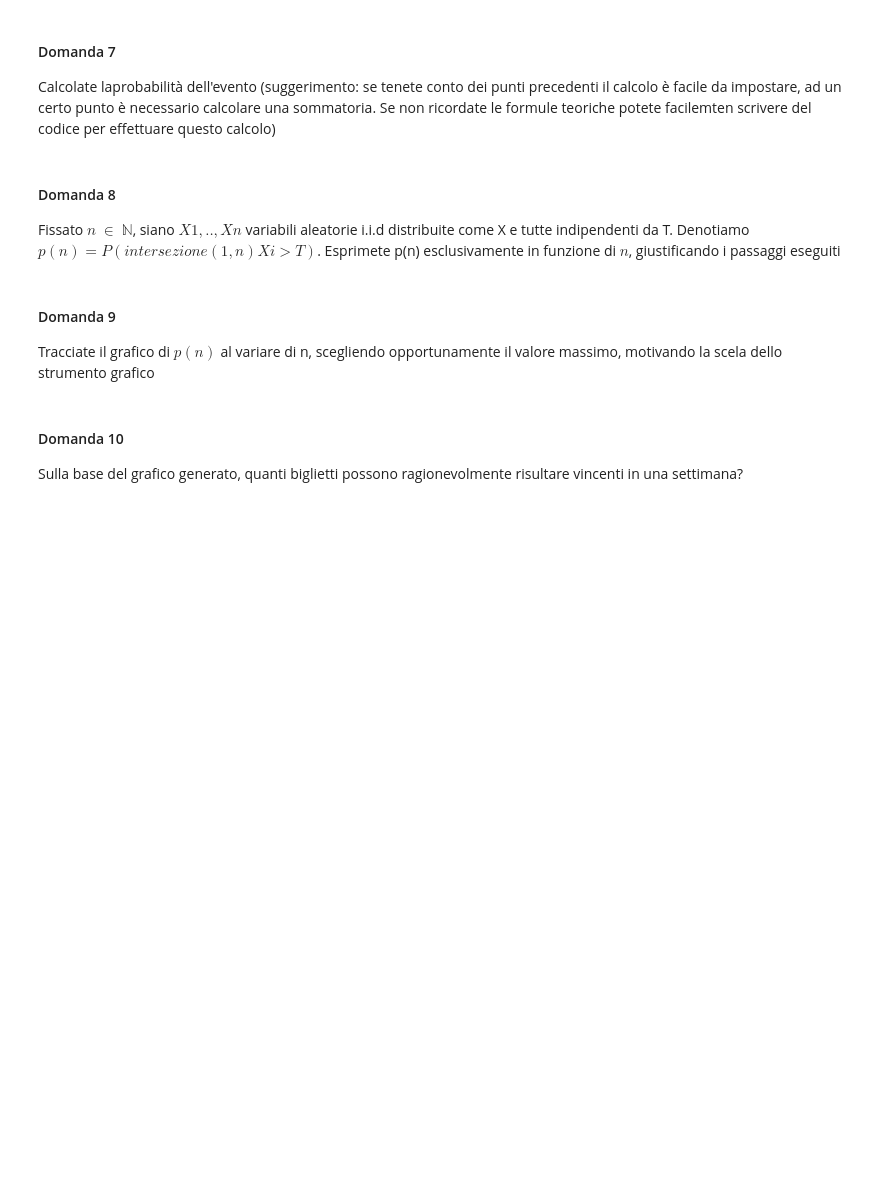
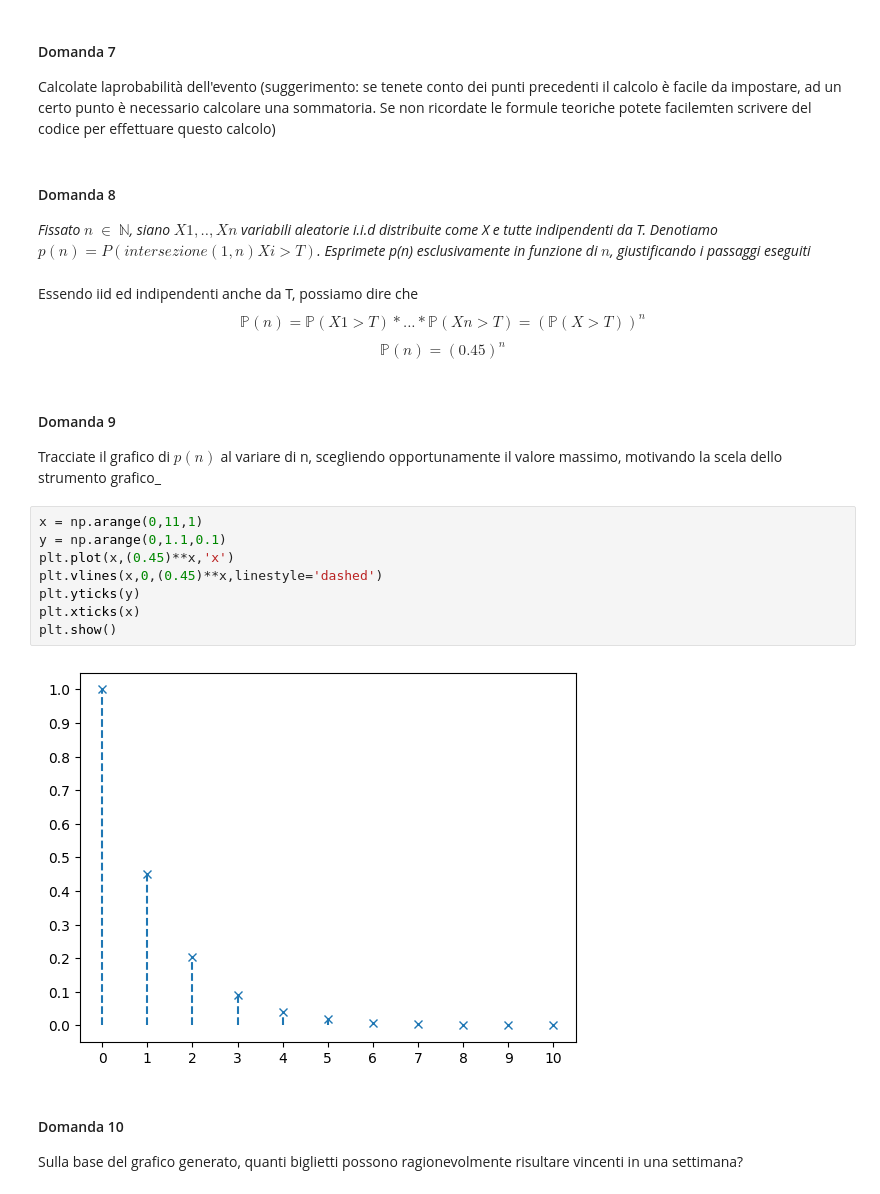
Before and after one commit to FriendlyWizard23/StatisticaL31, a Jupyter notebook: JUPYTER/TEMI D'ESAME/SOLUZIONI_MIE/ESAME 02-23/Soluzione.ipynb, the cells around one changed output. Drawn from its saved outputs; the diff is of its cells as text; blank space fills up the shorter version.

```diff
--- a/JUPYTER/TEMI D'ESAME/SOLUZIONI_MIE/ESAME 02-23/Soluzione.ipynb
+++ b/JUPYTER/TEMI D'ESAME/SOLUZIONI_MIE/ESAME 02-23/Soluzione.ipynb
@@ -59,11 +59,25 @@ $$\mathbb{P}(X>t) = \sum_{t=1}^{10} \mathbb{P}(X>t \cap T=t)$$
 Calcolate laprobabilità dell'evento (suggerimento: se tenete conto dei punti precedenti il calcolo è facile da impostare, ad un certo punto è necessario calcolare una sommatoria. Se non ricordate le formule teoriche potete facilemten scrivere del codice per effettuare questo calcolo)
 # %% [markdown]
 #### Domanda 8
-Fissato $n$ $\in$ $\mathbb{N}$, siano $X1,..,Xn$ variabili aleatorie i.i.d distribuite come X e tutte indipendenti da T.
-Denotiamo $p(n)=P(intersezione(1,n) Xi>T)$. Esprimete p(n) esclusivamente in funzione di $n$, giustificando i passaggi eseguiti
+_Fissato $n$ $\in$ $\mathbb{N}$, siano $X1,..,Xn$ variabili aleatorie i.i.d distribuite come X e tutte indipendenti da T.
+Denotiamo $p(n)=P(intersezione(1,n) Xi>T)$. Esprimete p(n) esclusivamente in funzione di $n$, giustificando i passaggi eseguiti_
+# %% [markdown]
+Essendo iid ed indipendenti anche da T, possiamo dire che
+$$\mathbb{P}(n)=\mathbb{P}(X1>T) * ... * \mathbb{P}(Xn>T) = (\mathbb{P}(X>T))^n$$
+$$\mathbb{P}(n)= (0.45)^n$$
 # %% [markdown]
 #### Domanda 9
-Tracciate il grafico di $p(n)$ al variare di n, scegliendo opportunamente il valore massimo, motivando la scela dello strumento grafico
+Tracciate il grafico di $p(n)$ al variare di n, scegliendo opportunamente il valore massimo, motivando la scela dello strumento grafico_
+# %%
+x = np.arange(0,11,1)
+y = np.arange(0,1.1,0.1)
+plt.plot(x,(0.45)**x,'x')
+plt.vlines(x,0,(0.45)**x,linestyle='dashed')
+plt.yticks(y)
+plt.xticks(x)
+plt.show()
+# %% [output]
+[figure, added]
 # %% [markdown]
 #### Domanda 10
 Sulla base del grafico generato, quanti biglietti possono ragionevolmente risultare vincenti in una settimana?
```
Also changed, not shown: parts of 34 cells of this notebook, 1 other file.
